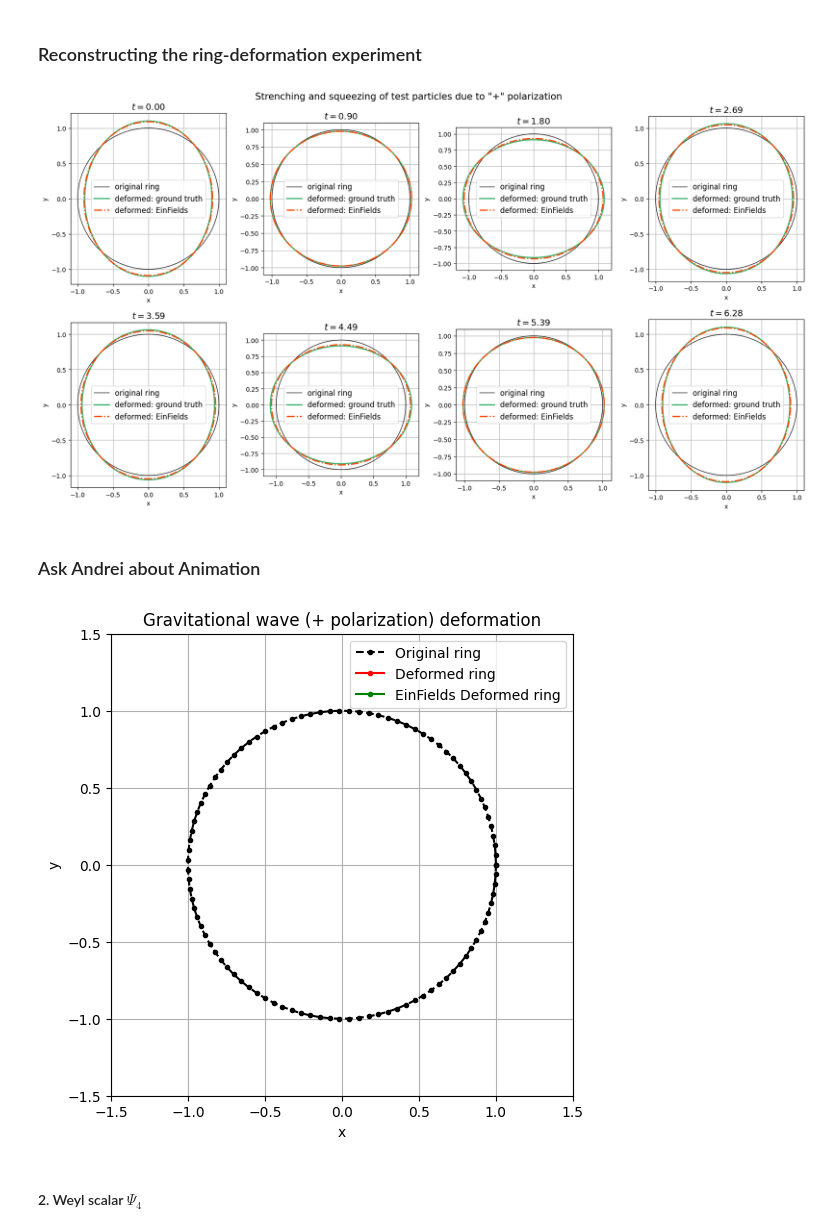
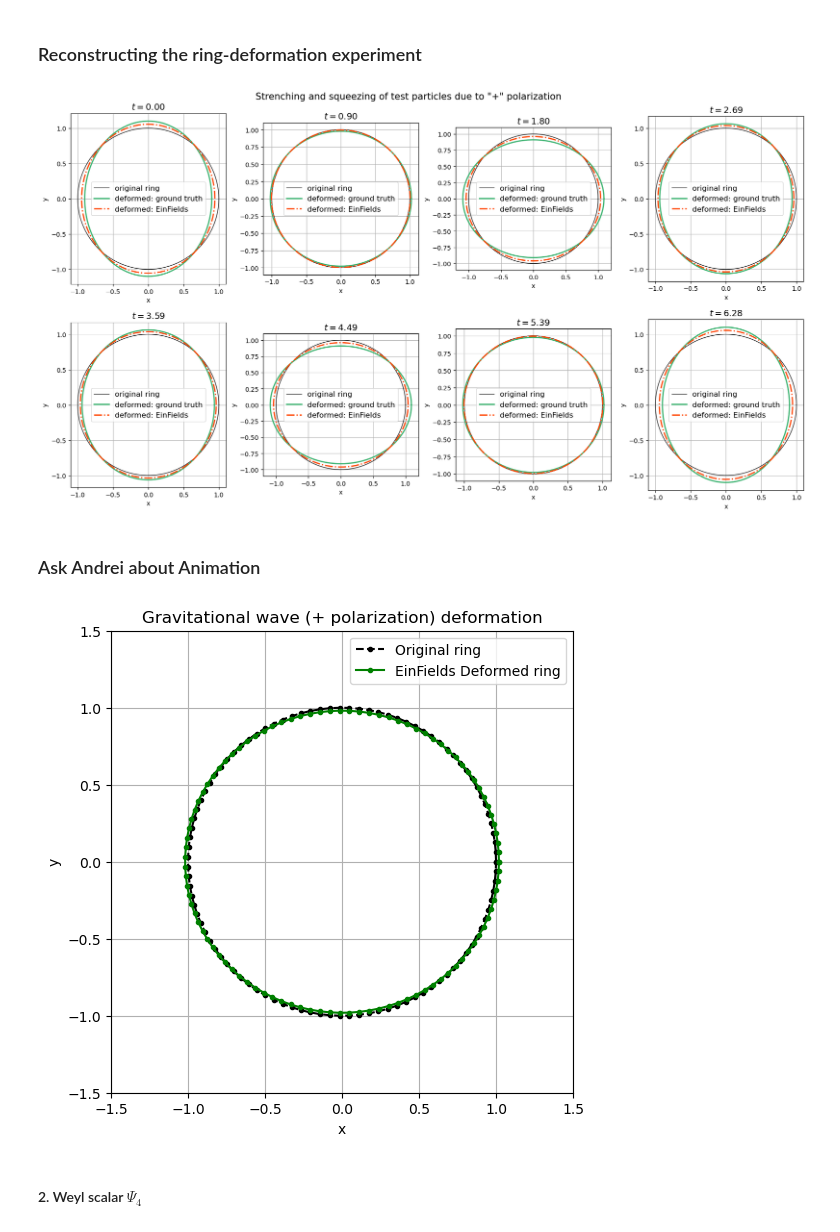
Before and after one commit to AndreiB137/EinFields, a Jupyter notebook: example_notebooks/gravitational_waves/gravitational_waves_ex.ipynb, the cells around one changed output. Saved outputs shown, nothing was run; the diff lists cells and outputs as text; code cells hidden in the pictures.

Commit message:
update notebook examples

```diff
--- a/example_notebooks/gravitational_waves/gravitational_waves_ex.ipynb
+++ b/example_notebooks/gravitational_waves/gravitational_waves_ex.ipynb
@@ -1,7 +1,6 @@
 # %%
 import os, sys
 os.environ["JAX_PLATFORMS"] = "cpu"
-os.environ["XLA_PYTHON_CLIENT_PREALLOCATE"] = "0.9"
 
 from math import factorial
 import scipy
@@ -13,6 +12,7 @@ import matplotlib
 import jax
 from jax import numpy as jnp
 from ml_collections import ConfigDict
+jax.config.update("jax_enable_x64", True)  # Enable 64-bit precision
 
 import matplotlib.pyplot as plt
 git_root = !git rev-parse --show-toplevel
@@ -24,6 +24,11 @@ from differential_geometry.tensor_calculus import DifferentialGeometry
 from differential_geometry.vectorized_tensor_calculus import VectorizedDifferentialGeometry
 from einstein_fields.utils.utils_train import (get_model_and_params_checkpoint, load_checkpoint, load_config, make_model, make_callables)
 
+import absl.logging
+
+# Set ORBAX logging level to ERROR to avoid excessive output
+absl.logging.set_verbosity(absl.logging.FATAL)
+
 jnp.set_printoptions(precision=2)
 # %% [markdown]
 ## Gravitational waves
@@ -43,11 +48,10 @@ It represents a wave propagating in the $+z$ direction. For simplicity we will a
 ### Loading model walkthrough
 # %%
 # checkpoint directory
-run_dir = "../silu_hessian_training"  # for e.g.
+run_dir = os.path.abspath("../gravitational_waves/silu_hessian_training")  # for e.g.
 # unpack model and params
 model, params_metric = get_model_and_params_checkpoint(run_dir)
 # load config file
 config = load_config(run_dir)
-model = make_model(ConfigDict(config).architecture)
-# map params into the model and return lambda function over coordinates to vmap further
+# map params into the model and return lambda function over coordinates
 model_fn = lambda coords : model.apply(params_metric, coords).reshape(4, 4)
@@ -69,7 +69,6 @@ h_cross_pred = lambda coords : model_fn(coords)[1, 2] - minkowski_metric(coords)
 # %%
 h_plus = 0.2  # amplitude of + polarization
 omega = 2.0
-vmap_h_plus_pred = jax.vmap(h_plus_pred)
 z = jnp.pi/2.0
 tlist = jnp.linspace(0.0, 2.0*jnp.pi, 8)
 
@@ -92,8 +91,8 @@ for i, t in enumerate(tlist):
     # ideally jnp.sin(phase) would suit the initial ring to be same. But, cos will already start at t=0.0 with a deformed ring
     cos_phase = jnp.cos(phase)
     coords = jnp.stack([t * jnp.ones_like(x0), x_t, y_t, jnp.pi / 2 * jnp.ones_like(x0)], axis=-1)
-    x_t = (1.0 + 0.5 * 2 * 1e5 * vmap_h_plus_pred(coords)) * x0
-    y_t = (1.0 - 0.5 * 2 * 1e5 * vmap_h_plus_pred(coords)) * y0
+    x_t = (1.0 + 0.5 * 1e5 * vmap_h_plus_pred(coords)) * x0
+    y_t = (1.0 - 0.5 * 1e5 * vmap_h_plus_pred(coords)) * y0
     x_t_gt = (1.0 + 0.5 * h_plus * cos_phase) * x0
     y_t_gt = (1.0 - 0.5 * h_plus * cos_phase) * y0
     # print(x_t)
@@ -116,7 +115,7 @@ plt.suptitle(f'Strenching and squeezing of test particles due to "+" polarizatio
 
 plt.show()
 # %% [output]
-[figure, old version]
+[figure, new version]
 # %% [markdown]
 ### Ask Andrei about Animation
 # %%
@@ -128,46 +127,40 @@ omega = 2.0
 k = 1.0
 z = 0.0
 
 
 # Ring of particles
 num_particles = 100
 theta = np.linspace(0, 2 * np.pi, num_particles)
 radius = 1.0
 x0 = radius * np.cos(theta)
 y0 = radius * np.sin(theta)
 
 fig, ax = plt.subplots(figsize=(6, 6))
 line_original, = ax.plot(x0, y0, 'k--', marker='o',  markersize=3,  label='Original ring')
-line_deformed, = ax.plot([], [], 'r-', marker='o',  markersize=3, label='Deformed ring')
 line_deformed_nn, = ax.plot([], [], 'g-', marker='o',  markersize=3, alpha=1.0, label='EinFields Deformed ring')
 
 ax.set_aspect('equal')
 ax.set_xlim(-1.5, 1.5)
 ax.set_ylim(-1.5, 1.5)
 ax.set_title('Gravitational wave (+ polarization) deformation')
 ax.set_xlabel('x')
 ax.set_ylabel('y')
 ax.legend()
 ax.grid(True)
 
 def update(frame):
-    t = frame / 10.0
-    phase = omega * t - k * z
-    h_plus = A_plus * np.cos(phase)
-    x_t = (1.0 + 0.5 * h_plus) * x0
-    y_t = (1.0 - 0.5 * h_plus) * y0
-
-    coords = jnp.stack([t * jnp.ones_like(x0), x_t, y_t, jnp.pi / 2 * jnp.ones_like(x0)], axis=-1)
-    x_t_nn = (1.0 + 0.5 * vmap_h_plus_pred(coords)) * x0
-    y_t_nn = (1.0 - 0.5 * vmap_h_plus_pred(coords)) * y0
+    t = frame / 20.
+    coords = jnp.stack([t * jnp.ones_like(x0), x_t, y_t, jnp.zeros_like(x0)], axis=-1)
+    x_t_nn = (1.0 + 0.5 * 1e5 * vmap_h_plus_pred(coords)) * x0
+    y_t_nn = (1.0 - 0.5 * 1e5 * vmap_h_plus_pred(coords)) * y0
     # line_deformed.set_data(x_t, y_t)
     line_deformed_nn.set_data(x_t_nn, y_t_nn)
     return line_deformed_nn,
 
-ani = FuncAnimation(fig, update, frames=200, interval=50, blit=True, repeat=True)
-ani.save("/system/user/crangano/EinFields/differential_geometry/examples/trial_gravitational_waves_ring.gif", writer='pillow')
+ani = FuncAnimation(fig, update, frames=200, interval=33, blit=True, repeat=True)
+ani.save("gravitational_waves_ring.gif", writer='pillow', fps=30)
 # %% [output]
-[figure, old version]
+[figure, new version]
 # %% [markdown]
 #### 2. Weyl scalar $\Psi_{4}$
 # %% [markdown]
```
Also changed, not shown: parts of 2 cells of this notebook, 44 other files.
